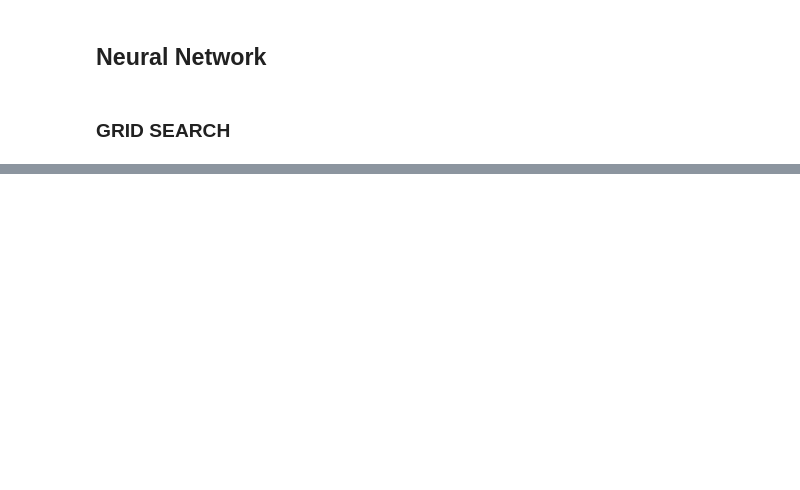
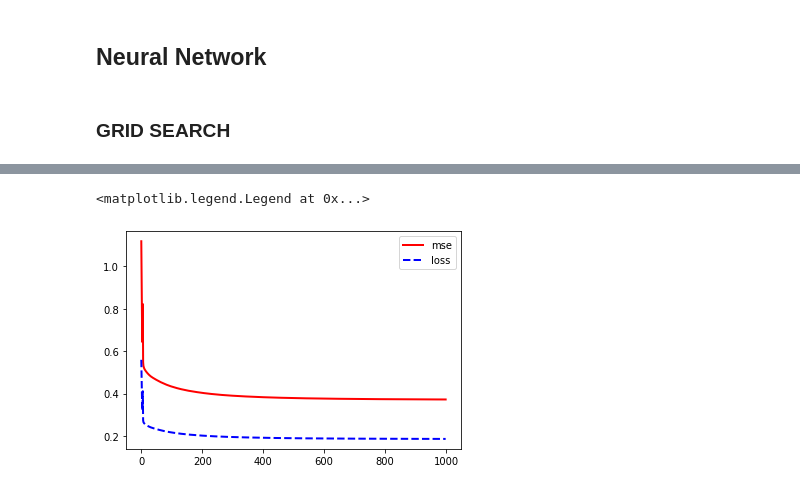
Before and after one commit to ayakkala1/Project-3-Data-401, a Jupyter notebook: Flo/Project 3 BackProp.ipynb, the cells around one changed output, grey strips where cells are left out. Cells and saved outputs as stored; diff of their text form; code cells hidden in the pictures; blank space fills up the shorter version.

```diff
--- a/Flo/Project 3 BackProp.ipynb
+++ b/Flo/Project 3 BackProp.ipynb
@@ -344,0 +379,10 @@ losses, mses = nn.fit(X = X_train_normalize,
+# %%
+mses2 = mses[:1000]
+losses2 = losses[:1000]
+# Loss and MSE Plot
+plt.plot(range(0,len(mses2)), mses2, color='red', linewidth=2, label="mse")
+plt.plot(range(0,len(losses2)), losses2, color='blue', linewidth=2, linestyle='dashed', label="loss")
+plt.legend()
+# %% [output]
+<matplotlib.legend.Legend at 0x...>
+[figure, added]
```
Also changed, not shown: parts of 14 cells of this notebook.
